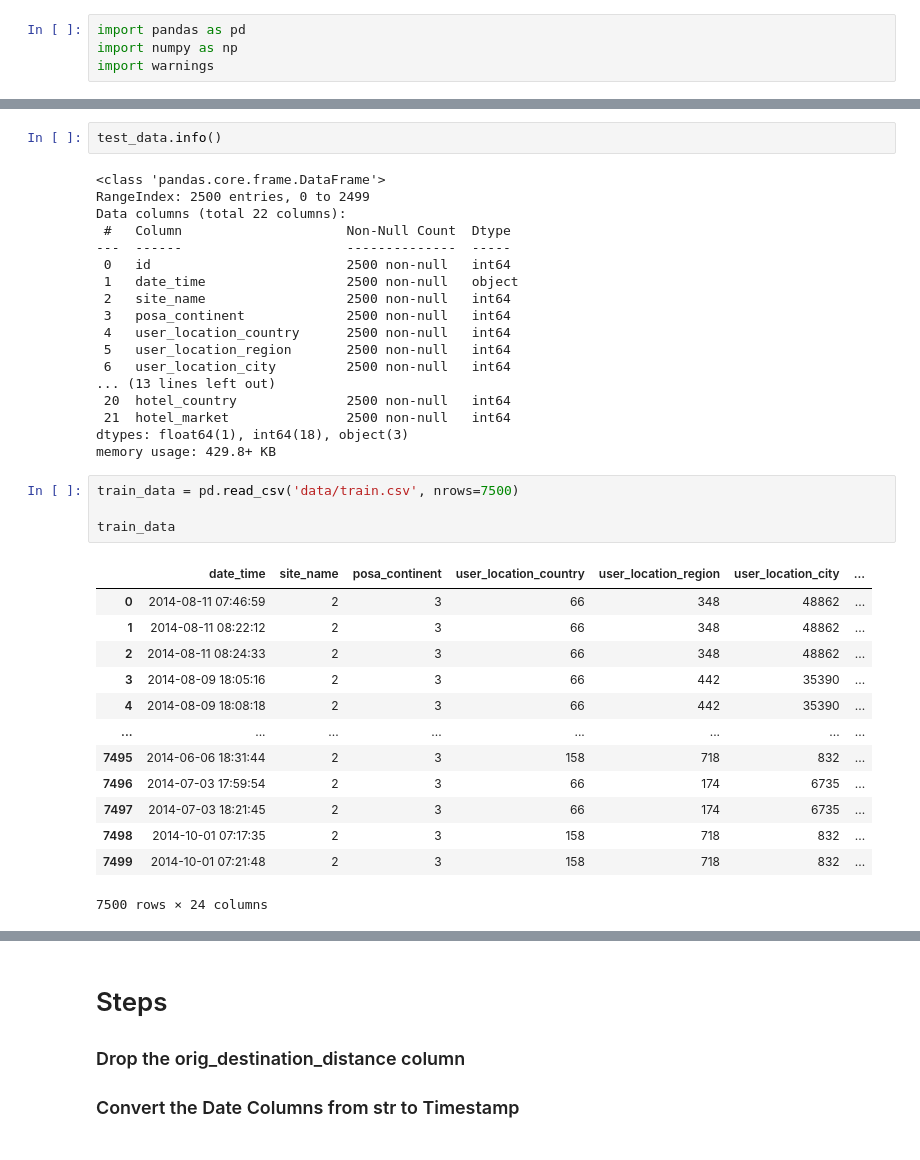
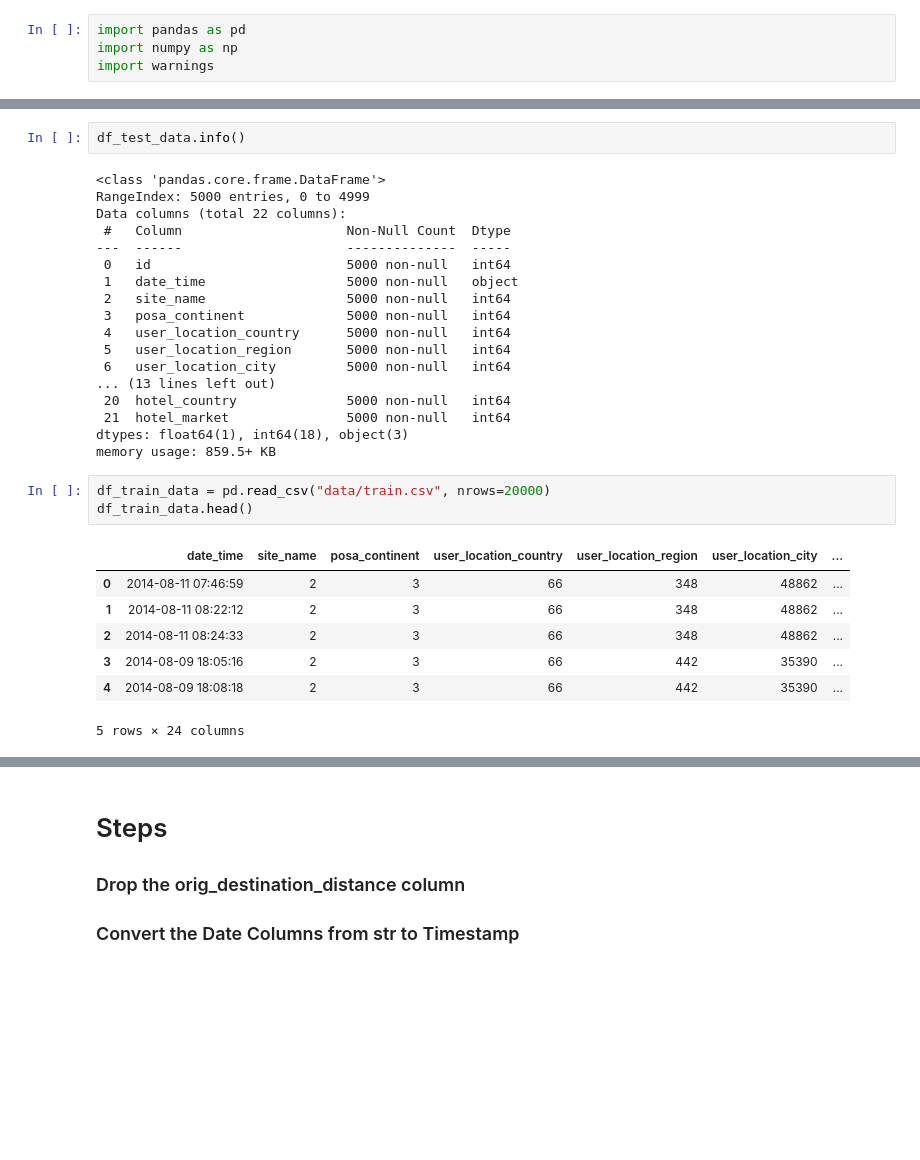
Before and after one commit to ChrisMiething/expedia-team-5, a Jupyter notebook: EDA.ipynb, the cells around one changed output, grey strips where cells are left out. Cells and saved outputs as stored; diff of their text form; blank space fills up the shorter version.

```diff
--- a/EDA.ipynb
+++ b/EDA.ipynb
@@ -17,41 +16,34 @@ test_data.head()
 | 4 | 4 | 2015-07-17 09:32:04 | 2 | 3 | 66 | 467 | ... |
 5 rows × 22 columns
 # %%
-test_data.info()
+df_test_data.info()
 # %% [output]
 <class 'pandas.core.frame.DataFrame'>
-RangeIndex: 2500 entries, 0 to 2499
+RangeIndex: 5000 entries, 0 to 4999
 Data columns (total 22 columns):
  #   Column                     Non-Null Count  Dtype
 ---  ------                     --------------  -----
- 0   id                         2500 non-null   int64
- 1   date_time                  2500 non-null   object
- 2   site_name                  2500 non-null   int64
- 3   posa_continent             2500 non-null   int64
- 4   user_location_country      2500 non-null   int64
- 5   user_location_region       2500 non-null   int64
- 6   user_location_city         2500 non-null   int64
+ 0   id                         5000 non-null   int64
+ 1   date_time                  5000 non-null   object
+ 2   site_name                  5000 non-null   int64
+ 3   posa_continent             5000 non-null   int64
+ 4   user_location_country      5000 non-null   int64
+ 5   user_location_region       5000 non-null   int64
+ 6   user_location_city         5000 non-null   int64
 ... (13 lines left out)
- 20  hotel_country              2500 non-null   int64
- 21  hotel_market               2500 non-null   int64
+ 20  hotel_country              5000 non-null   int64
+ 21  hotel_market               5000 non-null   int64
 dtypes: float64(1), int64(18), object(3)
-memory usage: 429.8+ KB
+memory usage: 859.5+ KB
 # %%
-train_data = pd.read_csv('data/train.csv', nrows=7500)
-
-train_data
+df_train_data = pd.read_csv("data/train.csv", nrows=20000)
+df_train_data.head()
 # %% [output]
 |  | date_time | site_name | posa_continent | user_location_country | user_location_region | user_location_city | ... |
 | 0 | 2014-08-11 07:46:59 | 2 | 3 | 66 | 348 | 48862 | ... |
 | 1 | 2014-08-11 08:22:12 | 2 | 3 | 66 | 348 | 48862 | ... |
 | 2 | 2014-08-11 08:24:33 | 2 | 3 | 66 | 348 | 48862 | ... |
 | 3 | 2014-08-09 18:05:16 | 2 | 3 | 66 | 442 | 35390 | ... |
 | 4 | 2014-08-09 18:08:18 | 2 | 3 | 66 | 442 | 35390 | ... |
-| ... | ... | ... | ... | ... | ... | ... | ... |
-| 7495 | 2014-06-06 18:31:44 | 2 | 3 | 158 | 718 | 832 | ... |
-| 7496 | 2014-07-03 17:59:54 | 2 | 3 | 66 | 174 | 6735 | ... |
-| 7497 | 2014-07-03 18:21:45 | 2 | 3 | 66 | 174 | 6735 | ... |
-| 7498 | 2014-10-01 07:17:35 | 2 | 3 | 158 | 718 | 832 | ... |
-| 7499 | 2014-10-01 07:21:48 | 2 | 3 | 158 | 718 | 832 | ... |
-7500 rows × 24 columns
+5 rows × 24 columns
 # %%
```
Also changed, not shown: parts of 26 cells of this notebook.
